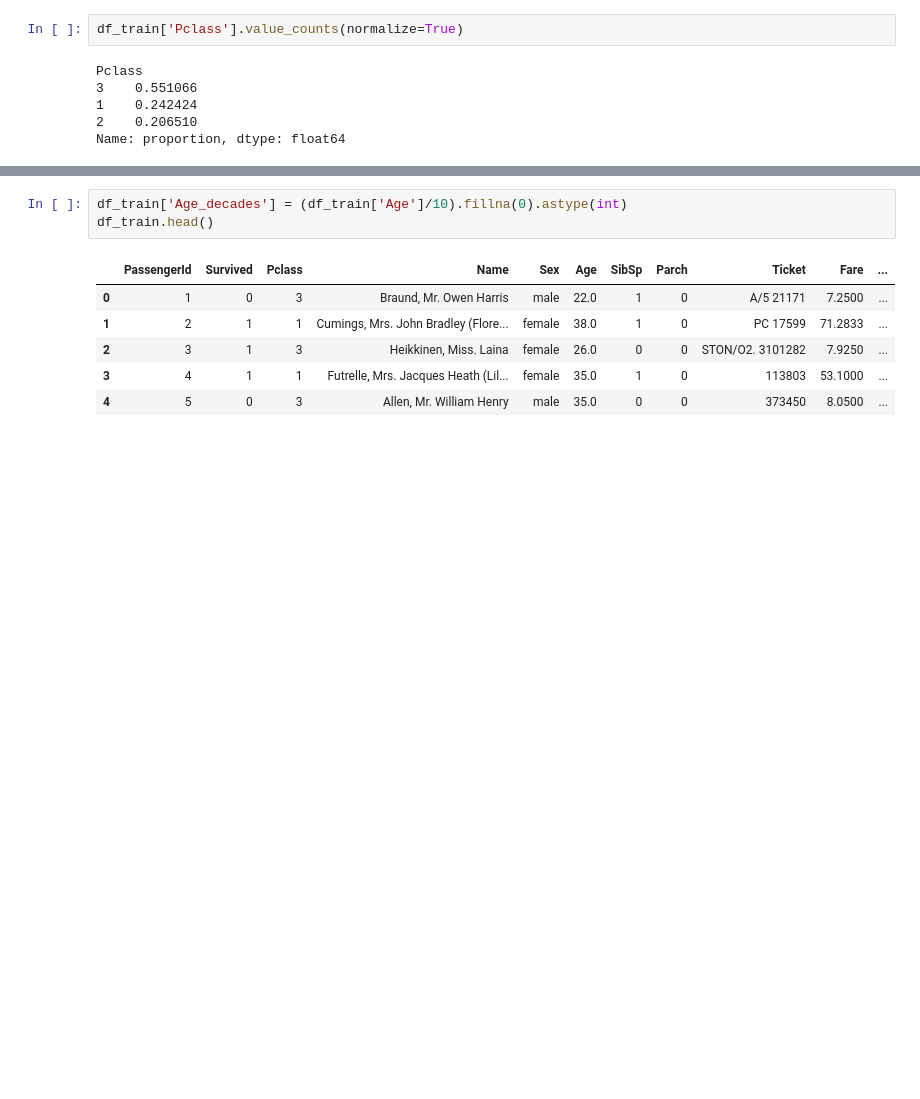
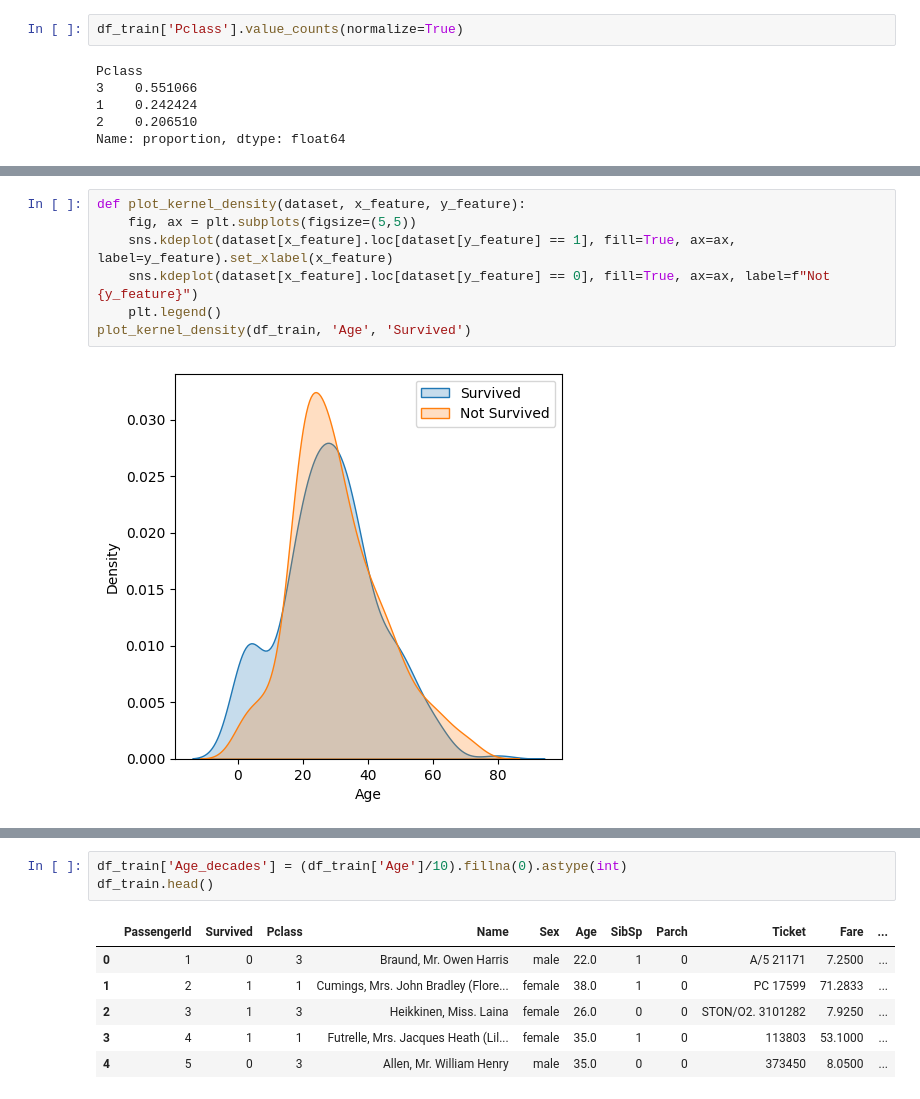
Before and after one commit to Marcin-Rozmus/titanic_ml, a Jupyter notebook: notebook.ipynb, the cells around one changed output, grey strips where cells are left out. Saved outputs shown, nothing was run; the diff lists cells and outputs as text; blank space fills up the shorter version.

```diff
--- a/notebook.ipynb
+++ b/notebook.ipynb
@@ -101,0 +115,9 @@ Name: proportion, dtype: float64
+# %%
+def plot_kernel_density(dataset, x_feature, y_feature):
+    fig, ax = plt.subplots(figsize=(5,5))
+    sns.kdeplot(dataset[x_feature].loc[dataset[y_feature] == 1], fill=True, ax=ax, label=y_feature).set_xlabel(x_feature)
+    sns.kdeplot(dataset[x_feature].loc[dataset[y_feature] == 0], fill=True, ax=ax, label=f"Not {y_feature}")
+    plt.legend()
+plot_kernel_density(df_train, 'Age', 'Survived')
+# %% [output]
+[figure, added]
```
Also changed, not shown: parts of 4 cells of this notebook.
